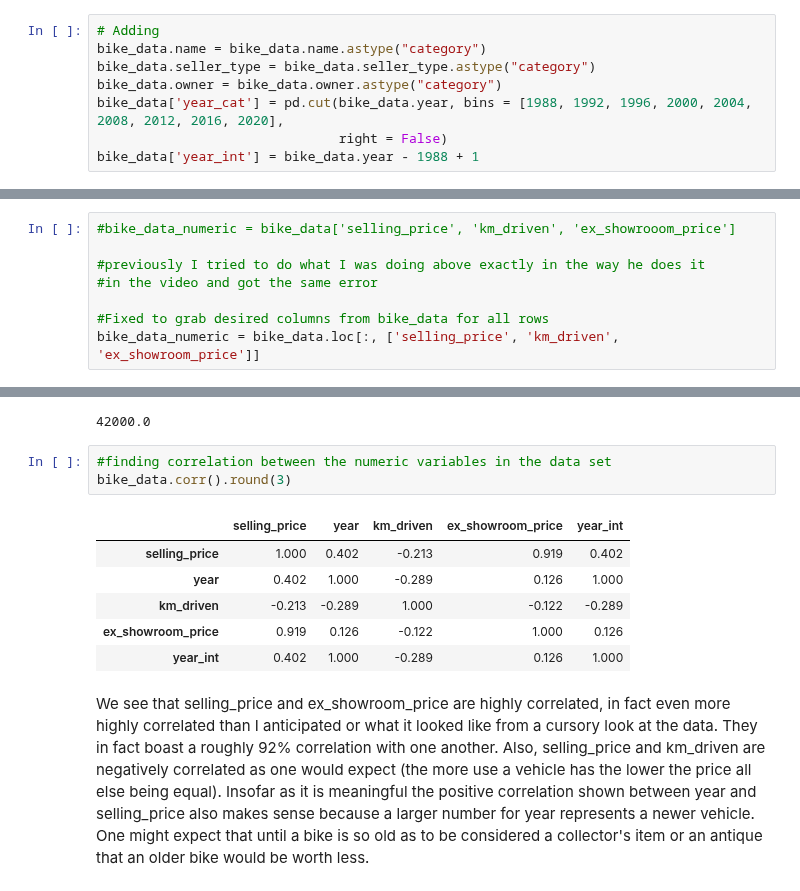
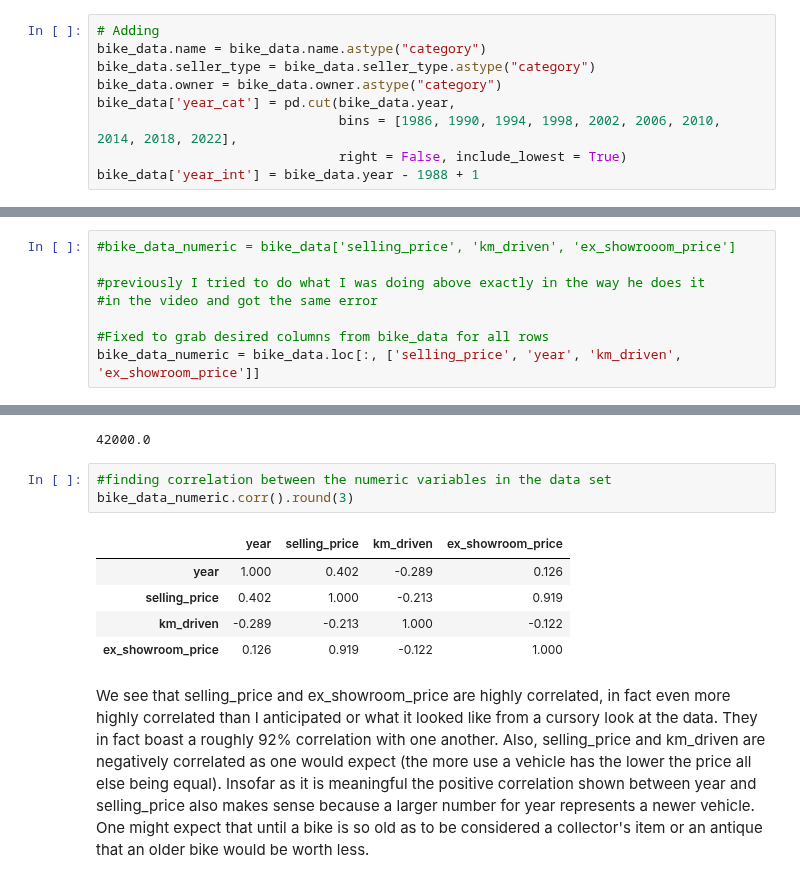
Before and after one commit to akoncsugit/ST590Project1, a Jupyter notebook: Project1.ipynb, the cells around one changed output, grey strips where cells are left out. Drawn from its saved outputs; the diff is of its cells as text.

Commit message:
Fixed year categories to make more sense

```diff
--- a/Project1.ipynb
+++ b/Project1.ipynb
@@ -27,8 +22,9 @@ bike_data.head()
 bike_data.name = bike_data.name.astype("category")
 bike_data.seller_type = bike_data.seller_type.astype("category")
 bike_data.owner = bike_data.owner.astype("category")
-bike_data['year_cat'] = pd.cut(bike_data.year, bins = [1988, 1992, 1996, 2000, 2004, 2008, 2012, 2016, 2020],
-                               right = False)
+bike_data['year_cat'] = pd.cut(bike_data.year,
+                               bins = [1986, 1990, 1994, 1998, 2002, 2006, 2010, 2014, 2018, 2022],
+                               right = False, include_lowest = True)
 bike_data['year_int'] = bike_data.year - 1988 + 1
 # %%
 bike_data.dtypes
@@ -181,7 +179,7 @@ Index(['name', 'selling_price', 'year', 'seller_type', 'owner', 'km_driven',
 #in the video and got the same error
 
 #Fixed to grab desired columns from bike_data for all rows
-bike_data_numeric = bike_data.loc[:, ['selling_price', 'km_driven', 'ex_showroom_price']]
+bike_data_numeric = bike_data.loc[:, ['selling_price', 'year', 'km_driven', 'ex_showroom_price']]
 # %%
 #finding mean and median of all the numeric variables using the .mean and .median methods
 bike_data['selling_price'].mean()
@@ -301,14 +302,13 @@ q3[.75] - q1[.25]
 42000.0
 # %%
 #finding correlation between the numeric variables in the data set
-bike_data.corr().round(3)
+bike_data_numeric.corr().round(3)
 # %% [output]
-|  | selling_price | year | km_driven | ex_showroom_price | year_int |
-| selling_price | 1.000 | 0.402 | -0.213 | 0.919 | 0.402 |
-| year | 0.402 | 1.000 | -0.289 | 0.126 | 1.000 |
-| km_driven | -0.213 | -0.289 | 1.000 | -0.122 | -0.289 |
-| ex_showroom_price | 0.919 | 0.126 | -0.122 | 1.000 | 0.126 |
-| year_int | 0.402 | 1.000 | -0.289 | 0.126 | 1.000 |
+|  | year | selling_price | km_driven | ex_showroom_price |
+| year | 1.000 | 0.402 | -0.289 | 0.126 |
+| selling_price | 0.402 | 1.000 | -0.213 | 0.919 |
+| km_driven | -0.289 | -0.213 | 1.000 | -0.122 |
+| ex_showroom_price | 0.126 | 0.919 | -0.122 | 1.000 |
 # %% [markdown]
 We see that selling_price and ex_showroom_price are highly correlated, in fact even more highly correlated than I anticipated or what it looked like from a cursory look at the data. They in fact boast a roughly 92% correlation with one another. Also, selling_price and km_driven are negatively correlated as one would expect (the more use a vehicle has the lower the price all else being equal). Insofar as it is meaningful the positive correlation shown between year and selling_price also makes sense because a larger number for year represents a newer vehicle. One might expect that until a bike is so old as to be considered a collector's item or an antique that an older bike would be worth less.
 # %%
```
Also changed, not shown: parts of 10 cells of this notebook.
